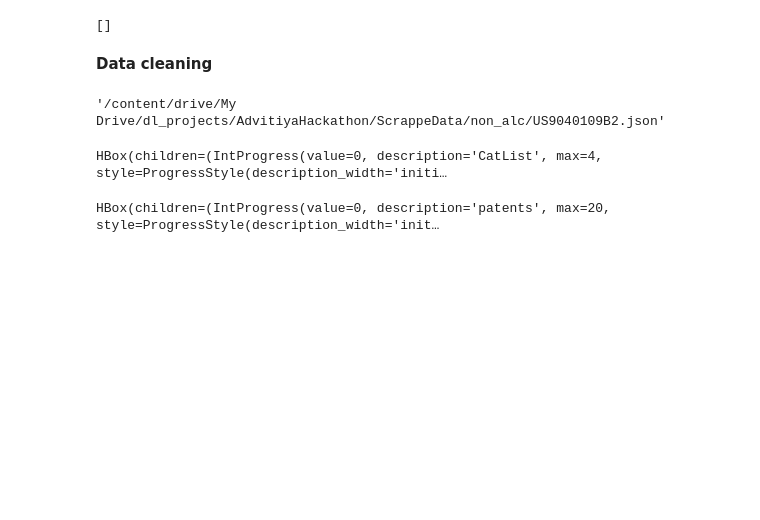
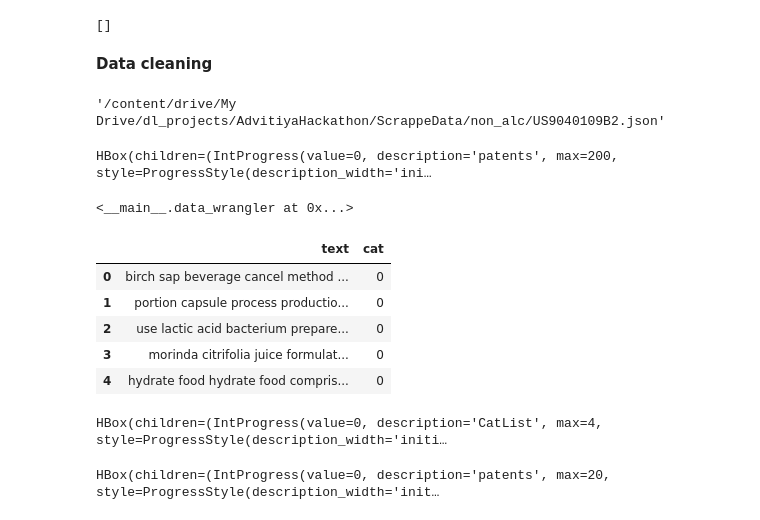
Before and after one commit to Nilanshrajput/AdvitiyaHackathon, a Jupyter notebook: Scrapper_colab.ipynb, the cells around one changed output. Drawn from its saved outputs; the diff is of its cells as text; code cells hidden in the pictures; blank space fills up the shorter version.

Commit message:
scrapping test data

```diff
--- a/Scrapper_colab.ipynb
+++ b/Scrapper_colab.ipynb
@@ -247,4 +305,22 @@ class data_wrangler:
                           str(lemma))
                 lemmatized.append(lemma)
     return " ".join(lemmatized)
+# %%
+data_wrangler(git_path+"test.csv", test=True, abstract= True)
+# %% [output]
+HBox(children=(IntProgress(value=0, description='patents', max=200, style=ProgressStyle(description_width='ini…
+<__main__.data_wrangler at 0x...>
+# %%
+dft = pd.read_csv("final_test_clean.csv",index_col=0)
+dft = dft.dropna()
+dft.to_csv(drive_pt+"abstract_final_train_clean.csv")
+# %%
+dft.head()
+# %% [output]
+|  | text | cat |
+| 0 | birch sap beverage cancel method ... | 0 |
+| 1 | portion capsule process productio... | 0 |
+| 2 | use lactic acid bacterium prepare... | 0 |
+| 3 | morinda citrifolia juice formulat... | 0 |
+| 4 | hydrate food hydrate food compris... | 0 |
 # %%
```
Also changed, not shown: parts of 10 cells of this notebook.
